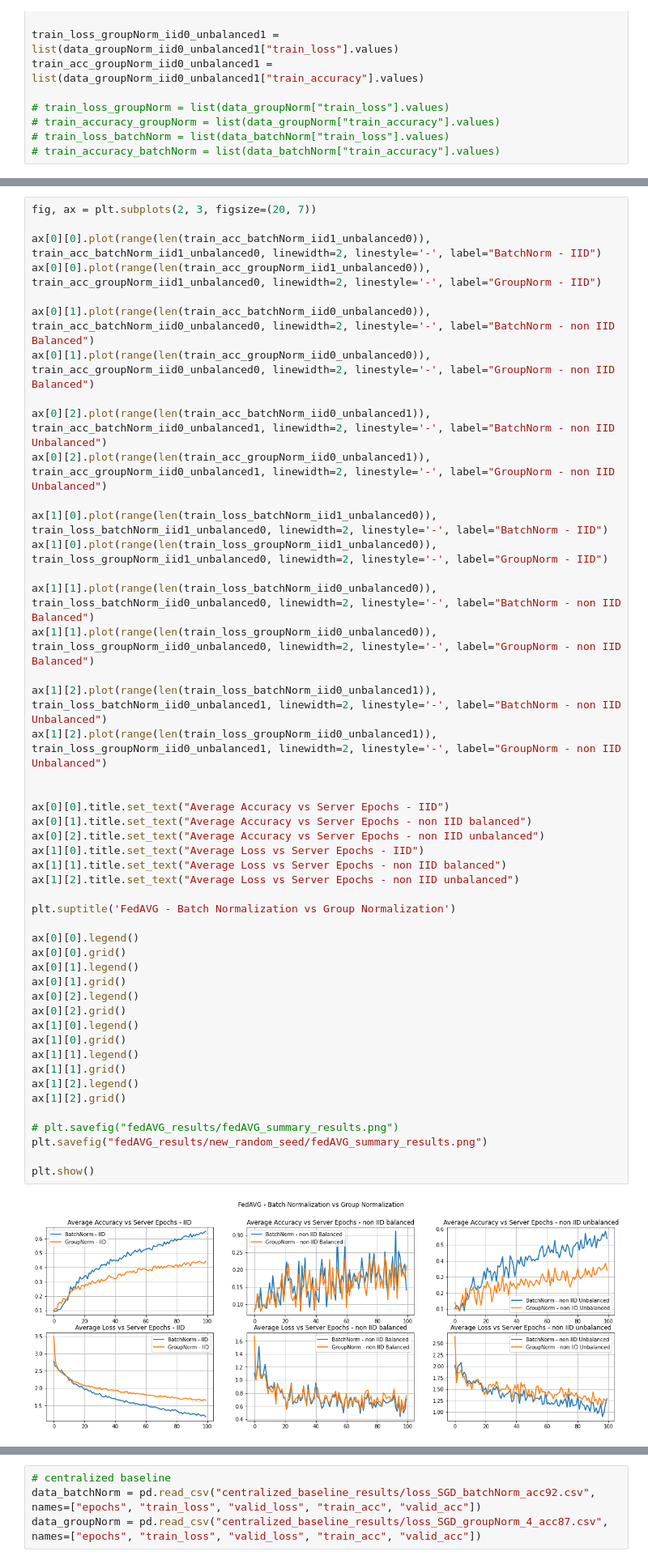
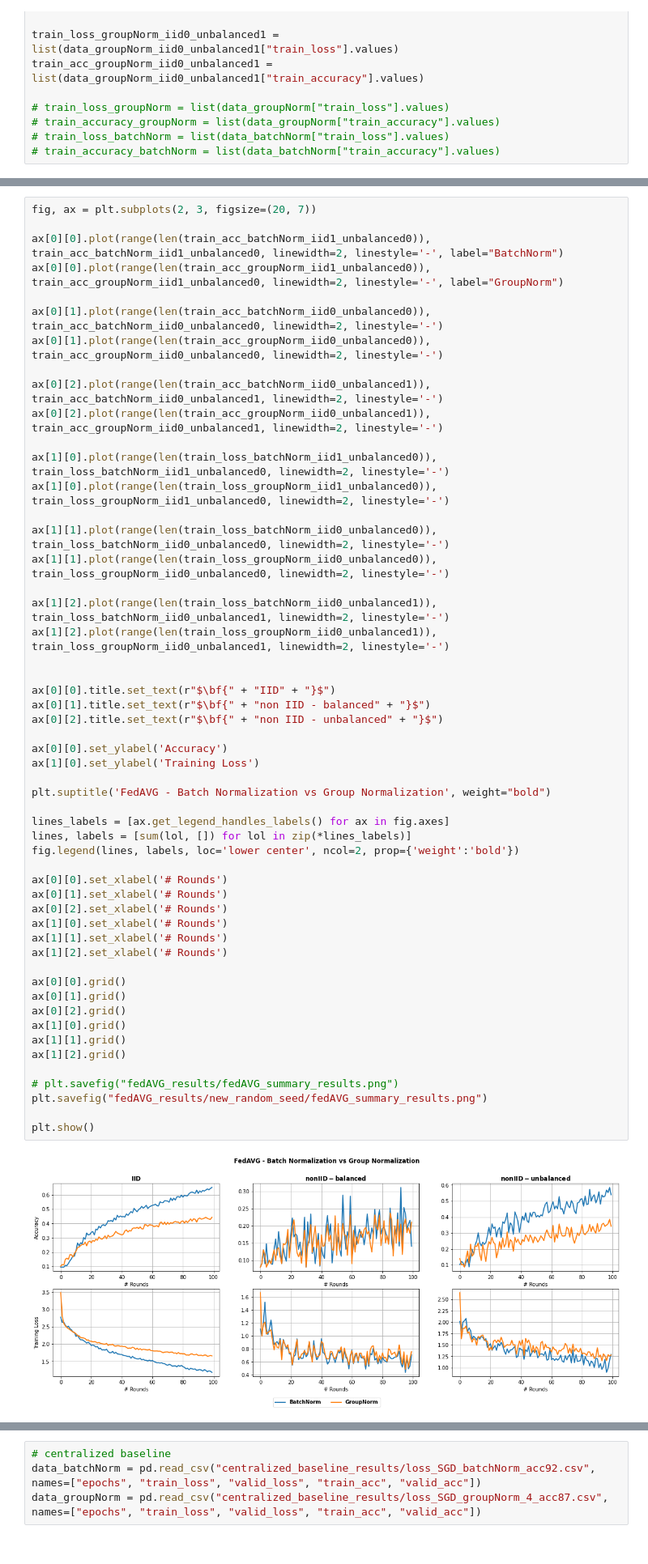
Before and after one commit to dadodimauro/MLDL-Federated-Learning, a Jupyter notebook: plot.ipynb, the cells around one changed output, grey strips where cells are left out. Shown at 81% size. Drawn from its saved outputs; the diff is of its cells as text.

```diff
--- a/plot.ipynb
+++ b/plot.ipynb
@@ -167,53 +168,58 @@ plt.show()
 # %%
 fig, ax = plt.subplots(2, 3, figsize=(20, 7))
 
-ax[0][0].plot(range(len(train_acc_batchNorm_iid1_unbalanced0)), train_acc_batchNorm_iid1_unbalanced0, linewidth=2, linestyle='-', label="BatchNorm - IID")
-ax[0][0].plot(range(len(train_acc_groupNorm_iid1_unbalanced0)), train_acc_groupNorm_iid1_unbalanced0, linewidth=2, linestyle='-', label="GroupNorm - IID")
+ax[0][0].plot(range(len(train_acc_batchNorm_iid1_unbalanced0)), train_acc_batchNorm_iid1_unbalanced0, linewidth=2, linestyle='-', label="BatchNorm")
+ax[0][0].plot(range(len(train_acc_groupNorm_iid1_unbalanced0)), train_acc_groupNorm_iid1_unbalanced0, linewidth=2, linestyle='-', label="GroupNorm")
 
-ax[0][1].plot(range(len(train_acc_batchNorm_iid0_unbalanced0)), train_acc_batchNorm_iid0_unbalanced0, linewidth=2, linestyle='-', label="BatchNorm - non IID Balanced")
-ax[0][1].plot(range(len(train_acc_groupNorm_iid0_unbalanced0)), train_acc_groupNorm_iid0_unbalanced0, linewidth=2, linestyle='-', label="GroupNorm - non IID Balanced")
+ax[0][1].plot(range(len(train_acc_batchNorm_iid0_unbalanced0)), train_acc_batchNorm_iid0_unbalanced0, linewidth=2, linestyle='-')
+ax[0][1].plot(range(len(train_acc_groupNorm_iid0_unbalanced0)), train_acc_groupNorm_iid0_unbalanced0, linewidth=2, linestyle='-')
 
-ax[0][2].plot(range(len(train_acc_batchNorm_iid0_unbalanced1)), train_acc_batchNorm_iid0_unbalanced1, linewidth=2, linestyle='-', label="BatchNorm - non IID Unbalanced")
-ax[0][2].plot(range(len(train_acc_groupNorm_iid0_unbalanced1)), train_acc_groupNorm_iid0_unbalanced1, linewidth=2, linestyle='-', label="GroupNorm - non IID Unbalanced")
+ax[0][2].plot(range(len(train_acc_batchNorm_iid0_unbalanced1)), train_acc_batchNorm_iid0_unbalanced1, linewidth=2, linestyle='-')
+ax[0][2].plot(range(len(train_acc_groupNorm_iid0_unbalanced1)), train_acc_groupNorm_iid0_unbalanced1, linewidth=2, linestyle='-')
 
-ax[1][0].plot(range(len(train_loss_batchNorm_iid1_unbalanced0)), train_loss_batchNorm_iid1_unbalanced0, linewidth=2, linestyle='-', label="BatchNorm - IID")
-ax[1][0].plot(range(len(train_loss_groupNorm_iid1_unbalanced0)), train_loss_groupNorm_iid1_unbalanced0, linewidth=2, linestyle='-', label="GroupNorm - IID")
+ax[1][0].plot(range(len(train_loss_batchNorm_iid1_unbalanced0)), train_loss_batchNorm_iid1_unbalanced0, linewidth=2, linestyle='-')
+ax[1][0].plot(range(len(train_loss_groupNorm_iid1_unbalanced0)), train_loss_groupNorm_iid1_unbalanced0, linewidth=2, linestyle='-')
 
-ax[1][1].plot(range(len(train_loss_batchNorm_iid0_unbalanced0)), train_loss_batchNorm_iid0_unbalanced0, linewidth=2, linestyle='-', label="BatchNorm - non IID Balanced")
-ax[1][1].plot(range(len(train_loss_groupNorm_iid0_unbalanced0)), train_loss_groupNorm_iid0_unbalanced0, linewidth=2, linestyle='-', label="GroupNorm - non IID Balanced")
+ax[1][1].plot(range(len(train_loss_batchNorm_iid0_unbalanced0)), train_loss_batchNorm_iid0_unbalanced0, linewidth=2, linestyle='-')
+ax[1][1].plot(range(len(train_loss_groupNorm_iid0_unbalanced0)), train_loss_groupNorm_iid0_unbalanced0, linewidth=2, linestyle='-')
 
-ax[1][2].plot(range(len(train_loss_batchNorm_iid0_unbalanced1)), train_loss_batchNorm_iid0_unbalanced1, linewidth=2, linestyle='-', label="BatchNorm - non IID Unbalanced")
-ax[1][2].plot(range(len(train_loss_groupNorm_iid0_unbalanced1)), train_loss_groupNorm_iid0_unbalanced1, linewidth=2, linestyle='-', label="GroupNorm - non IID Unbalanced")
+ax[1][2].plot(range(len(train_loss_batchNorm_iid0_unbalanced1)), train_loss_batchNorm_iid0_unbalanced1, linewidth=2, linestyle='-')
+ax[1][2].plot(range(len(train_loss_groupNorm_iid0_unbalanced1)), train_loss_groupNorm_iid0_unbalanced1, linewidth=2, linestyle='-')
 
 
-ax[0][0].title.set_text("Average Accuracy vs Server Epochs - IID")
-ax[0][1].title.set_text("Average Accuracy vs Server Epochs - non IID balanced")
-ax[0][2].title.set_text("Average Accuracy vs Server Epochs - non IID unbalanced")
-ax[1][0].title.set_text("Average Loss vs Server Epochs - IID")
-ax[1][1].title.set_text("Average Loss vs Server Epochs - non IID balanced")
-ax[1][2].title.set_text("Average Loss vs Server Epochs - non IID unbalanced")
+ax[0][0].title.set_text(r"$\bf{" + "IID" + "}$")
+ax[0][1].title.set_text(r"$\bf{" + "non IID - balanced" + "}$")
+ax[0][2].title.set_text(r"$\bf{" + "non IID - unbalanced" + "}$")
 
-plt.suptitle('FedAVG - Batch Normalization vs Group Normalization')
+ax[0][0].set_ylabel('Accuracy')
+ax[1][0].set_ylabel('Training Loss')
 
-ax[0][0].legend()
+plt.suptitle('FedAVG - Batch Normalization vs Group Normalization', weight="bold")
+
+lines_labels = [ax.get_legend_handles_labels() for ax in fig.axes]
+lines, labels = [sum(lol, []) for lol in zip(*lines_labels)]
+fig.legend(lines, labels, loc='lower center', ncol=2, prop={'weight':'bold'})
+
+ax[0][0].set_xlabel('# Rounds')
+ax[0][1].set_xlabel('# Rounds')
+ax[0][2].set_xlabel('# Rounds')
+ax[1][0].set_xlabel('# Rounds')
+ax[1][1].set_xlabel('# Rounds')
+ax[1][2].set_xlabel('# Rounds')
+
 ax[0][0].grid()
-ax[0][1].legend()
 ax[0][1].grid()
-ax[0][2].legend()
 ax[0][2].grid()
-ax[1][0].legend()
 ax[1][0].grid()
-ax[1][1].legend()
 ax[1][1].grid()
-ax[1][2].legend()
 ax[1][2].grid()
 
 # plt.savefig("fedAVG_results/fedAVG_summary_results.png")
 plt.savefig("fedAVG_results/new_random_seed/fedAVG_summary_results.png")
 
 plt.show()
 # %% [output]
-[figure, old version]
+[figure, new version]
 # %%
 # FedGKT
 data_batchNorm_iid1_unbalanced0 = pd.read_csv("fedGKT_results/ResNet50_BatchNorm_10_lr_[0.001]_C[0.1]_iid[1]_Es[10]_Ec[1]_B[128]_sgd_unbalanced[0].csv")
```
Also changed, not shown: parts of 12 cells of this notebook, 45 other files.
